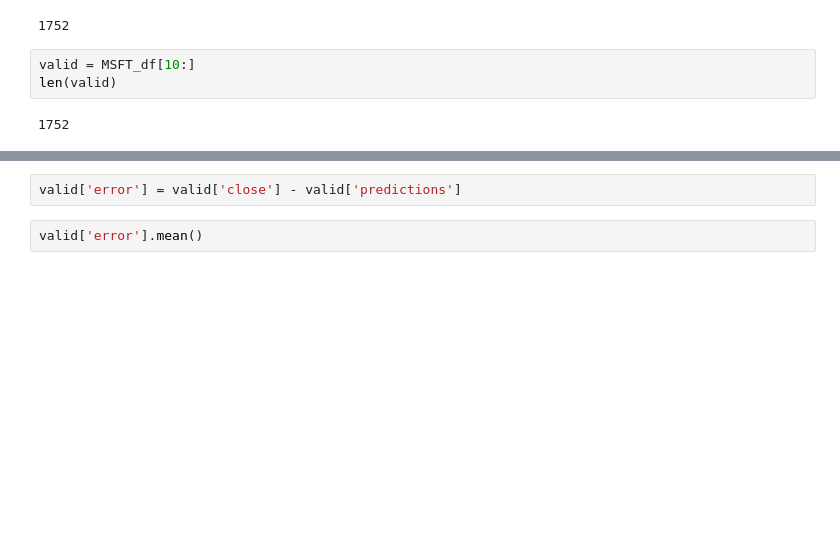
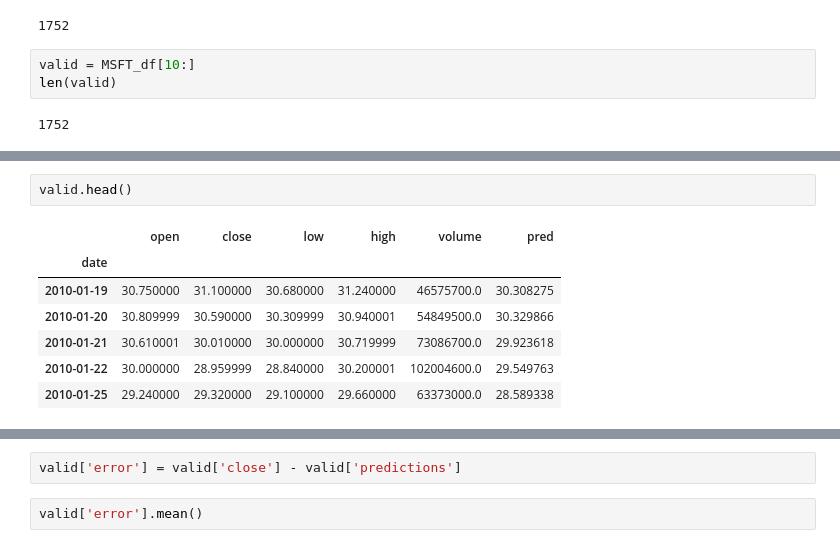
Before and after one commit to kreitlerj/Smart-Stocks, a Jupyter notebook: ML/model_construction.ipynb, the cells around one changed output, grey strips where cells are left out. Cells and saved outputs as stored; diff of their text form; blank space fills up the shorter version.

```diff
--- a/ML/model_construction.ipynb
+++ b/ML/model_construction.ipynb
@@ -186 +298,11 @@ See the caveats in the documentation: http://pandas.pydata.org/pandas-docs/stabl
+# %%
+valid.head()
+# %% [output]
+|  | open | close | low | high | volume | pred |
+| date |  |  |  |  |  |  |
+| 2010-01-19 | 30.750000 | 31.100000 | 30.680000 | 31.240000 | 46575700.0 | 30.308275 |
+| 2010-01-20 | 30.809999 | 30.590000 | 30.309999 | 30.940001 | 54849500.0 | 30.329866 |
+| 2010-01-21 | 30.610001 | 30.010000 | 30.000000 | 30.719999 | 73086700.0 | 29.923618 |
+| 2010-01-22 | 30.000000 | 28.959999 | 28.840000 | 30.200001 | 102004600.0 | 29.549763 |
+| 2010-01-25 | 29.240000 | 29.320000 | 29.100000 | 29.660000 | 63373000.0 | 28.589338 |
 # %%
```
Also changed, not shown: parts of 43 cells of this notebook, 6 other files.
